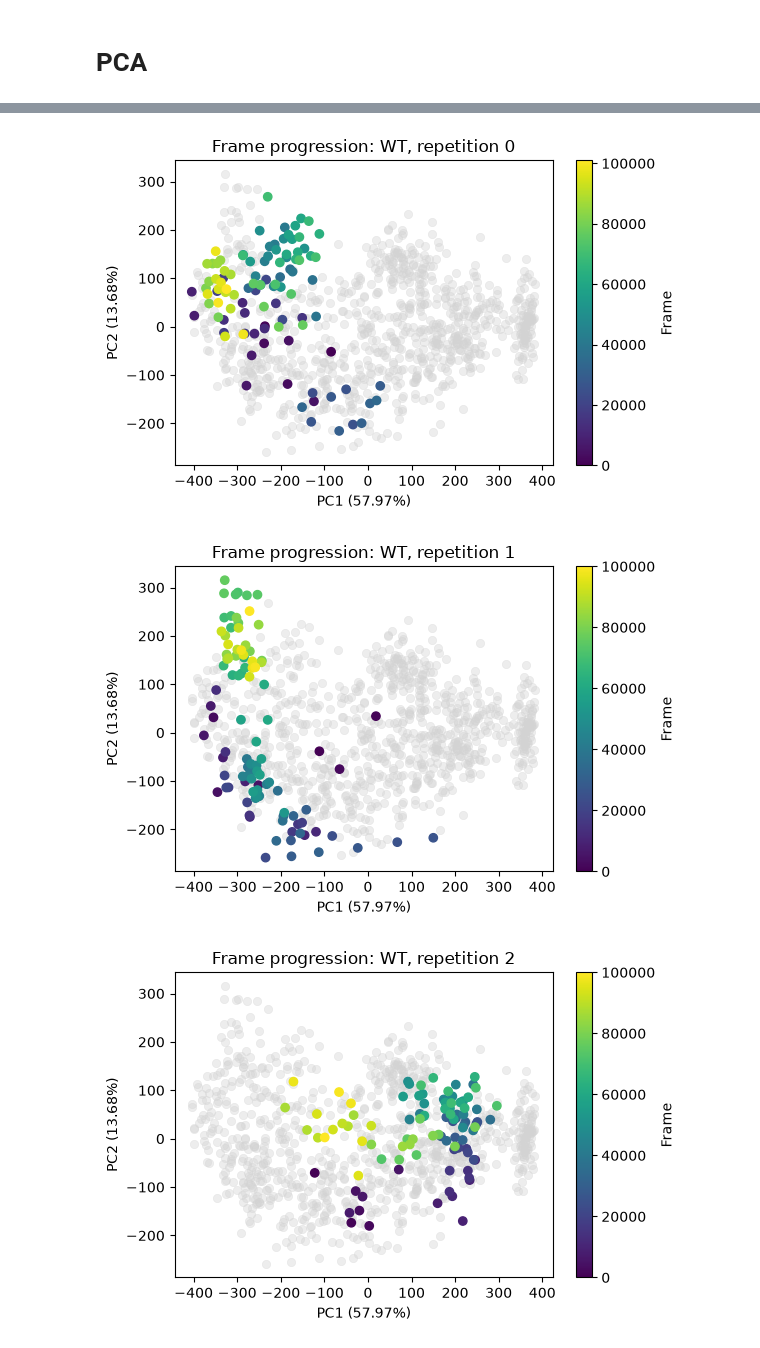
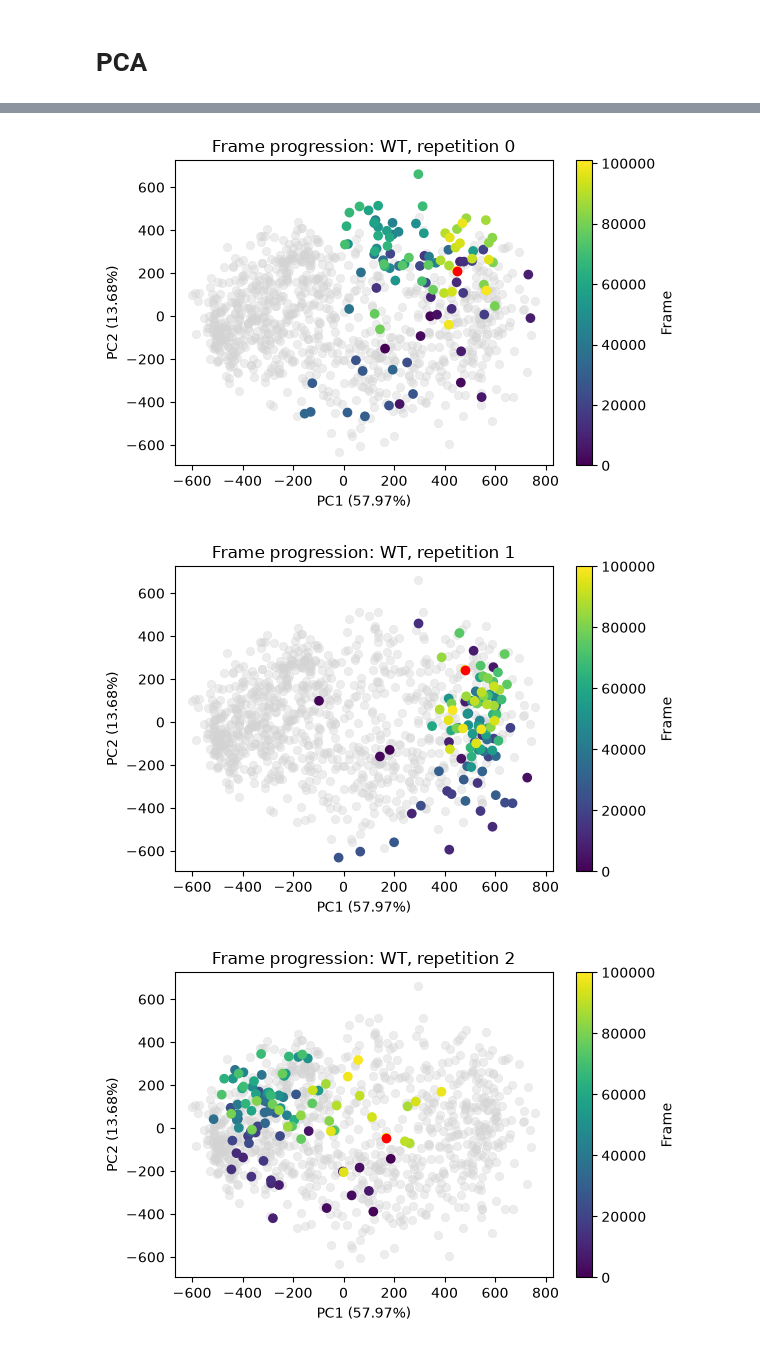
Before and after one commit to AlejandroSanchezCano/MD4MIKC, a Jupyter notebook: visualization/X1.ipynb, the cells around one changed output, grey strips where cells are left out. Drawn from its saved outputs; the diff is of its cells as text; code cells hidden in the pictures.

```diff
--- a/visualization/X1.ipynb
+++ b/visualization/X1.ipynb
@@ -26,7 +26,7 @@ for reps, system in zip(repetitions, systems):
 
         # Set directory
         directory = (
-            path.SIMULATION / 'FUL-SOC1' / system /
+            path.SIMULATION / 'FUL-AG' / system /
             str(repetition)
         )
 
@@ -225,33 +269,42 @@ for system in df['System'].unique():
         fig, ax = plt.subplots(figsize=(6, 4))
         sns.scatterplot(
             data=df[~highlight],
             x="PC1",
             y="PC2",
             color="lightgrey",
             alpha=0.4,
             edgecolor=None,
             legend=False,
             ax=ax
         )
 
         # Plot highlighted
         points = ax.scatter(
             df.loc[highlight, "PC1"],
             df.loc[highlight, "PC2"],
             c=df.loc[highlight, "Frame"],
             cmap="viridis",
         )
+
+        # Plot last
+        last = ax.scatter(
+            df.loc[highlight, "PC1"].iloc[-1],
+            df.loc[highlight, "PC2"].iloc[-1],
+            color="red",
+            label="Last Frame"
+        )
+
         # Colorbar
         cbar = fig.colorbar(points, ax=ax)
         cbar.set_label("Frame")
 
         # Titles
         ax.set_xlabel(f"PC1 ({variance[0]:.2f}%)")
         ax.set_ylabel(f"PC2 ({variance[1]:.2f}%)")
         ax.set_title(f"Frame progression: {system}, repetition {repetition}")
         plt.tight_layout()
         plt.show()
 # %% [output]
-[figure, old version]
+[figure, new version]
-[figure, old version]
+[figure, new version]
-[figure, old version]
+[figure, new version]
```
Also changed, not shown: parts of 7 cells of this notebook, 2 other files.
